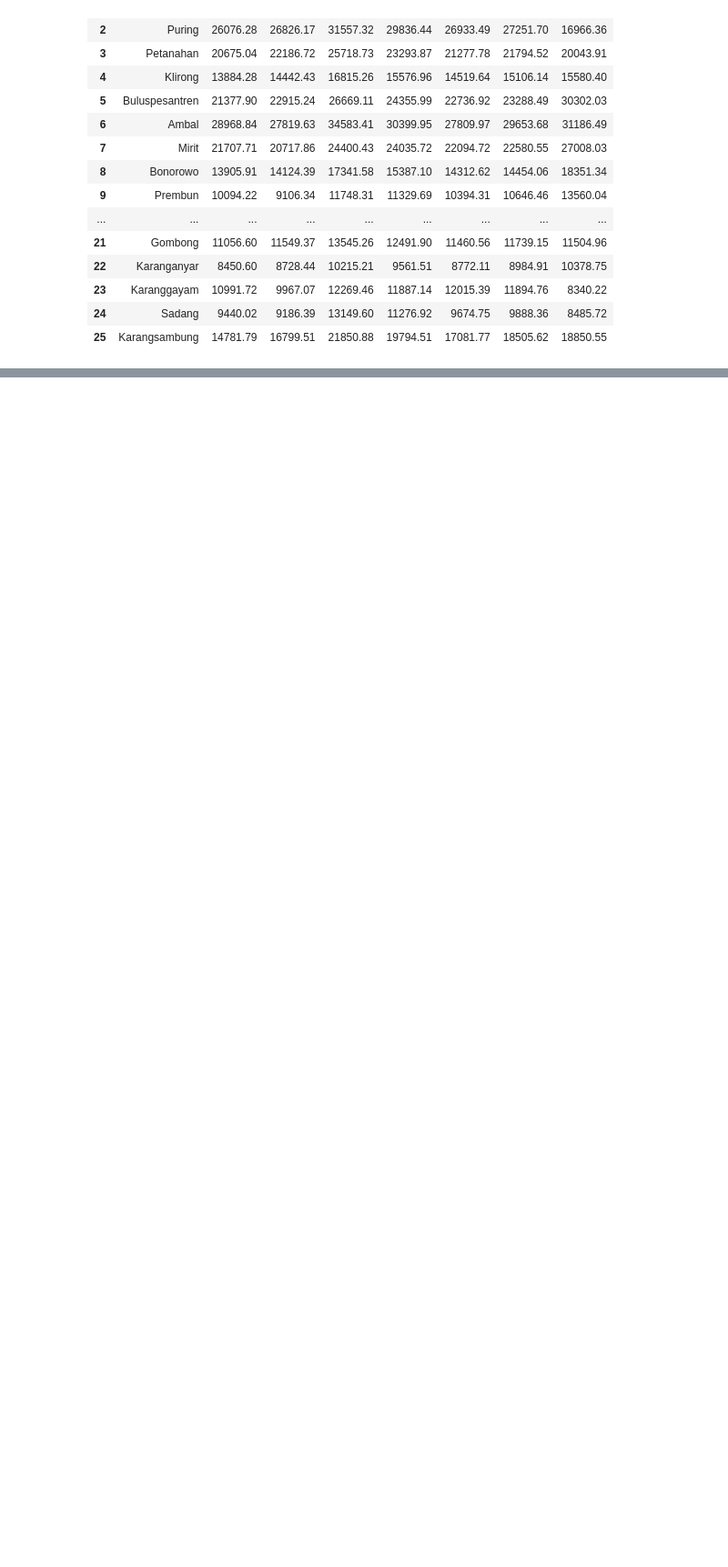
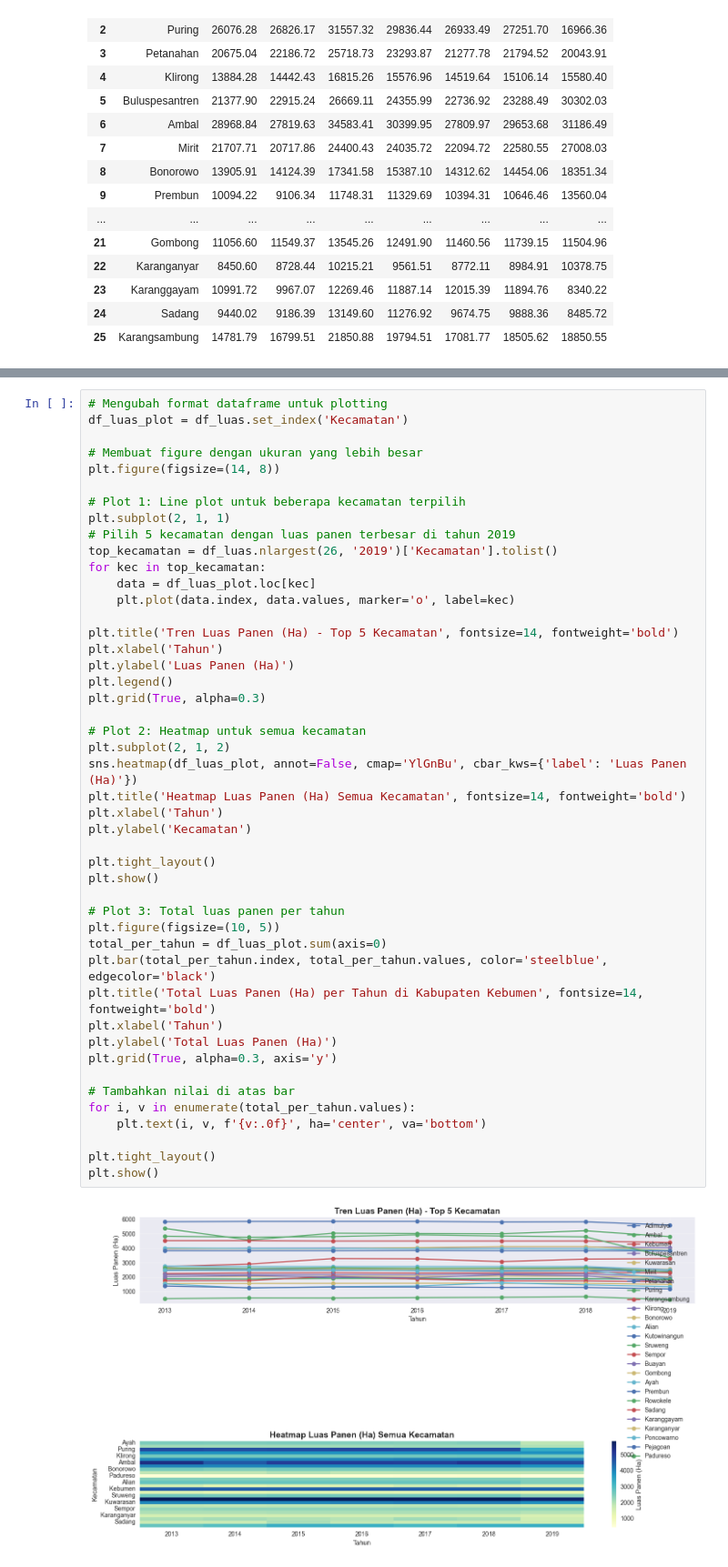
Before and after one commit to evanalif113/Penelitian-Tensorflow, a Jupyter notebook: penelitian/RandomForest.ipynb, the cells around one changed output, grey strips where cells are left out. Shown at 91% size. Cells and saved outputs as stored; diff of their text form; blank space fills up the shorter version.

```diff
--- a/penelitian/RandomForest.ipynb
+++ b/penelitian/RandomForest.ipynb
@@ -202,0 +176,48 @@ Error: Pastikan kedua file CSV ada di direktori yang sama.
+# %%
+# Mengubah format dataframe untuk plotting
+df_luas_plot = df_luas.set_index('Kecamatan')
+
+# Membuat figure dengan ukuran yang lebih besar
+plt.figure(figsize=(14, 8))
+
+# Plot 1: Line plot untuk beberapa kecamatan terpilih
+plt.subplot(2, 1, 1)
+# Pilih 5 kecamatan dengan luas panen terbesar di tahun 2019
+top_kecamatan = df_luas.nlargest(26, '2019')['Kecamatan'].tolist()
+for kec in top_kecamatan:
+	data = df_luas_plot.loc[kec]
+	plt.plot(data.index, data.values, marker='o', label=kec)
+
+plt.title('Tren Luas Panen (Ha) - Top 5 Kecamatan', fontsize=14, fontweight='bold')
+plt.xlabel('Tahun')
+plt.ylabel('Luas Panen (Ha)')
+plt.legend()
+plt.grid(True, alpha=0.3)
+
+# Plot 2: Heatmap untuk semua kecamatan
+plt.subplot(2, 1, 2)
+sns.heatmap(df_luas_plot, annot=False, cmap='YlGnBu', cbar_kws={'label': 'Luas Panen (Ha)'})
+plt.title('Heatmap Luas Panen (Ha) Semua Kecamatan', fontsize=14, fontweight='bold')
+plt.xlabel('Tahun')
+plt.ylabel('Kecamatan')
+
+plt.tight_layout()
+plt.show()
+
+# Plot 3: Total luas panen per tahun
+plt.figure(figsize=(10, 5))
+total_per_tahun = df_luas_plot.sum(axis=0)
+plt.bar(total_per_tahun.index, total_per_tahun.values, color='steelblue', edgecolor='black')
+plt.title('Total Luas Panen (Ha) per Tahun di Kabupaten Kebumen', fontsize=14, fontweight='bold')
+plt.xlabel('Tahun')
+plt.ylabel('Total Luas Panen (Ha)')
+plt.grid(True, alpha=0.3, axis='y')
+
+# Tambahkan nilai di atas bar
+for i, v in enumerate(total_per_tahun.values):
+	plt.text(i, v, f'{v:.0f}', ha='center', va='bottom')
+
+plt.tight_layout()
+plt.show()
+# %% [output]
+[figure, added]
```
Also changed, not shown: parts of 4 cells of this notebook, 1 other file.
